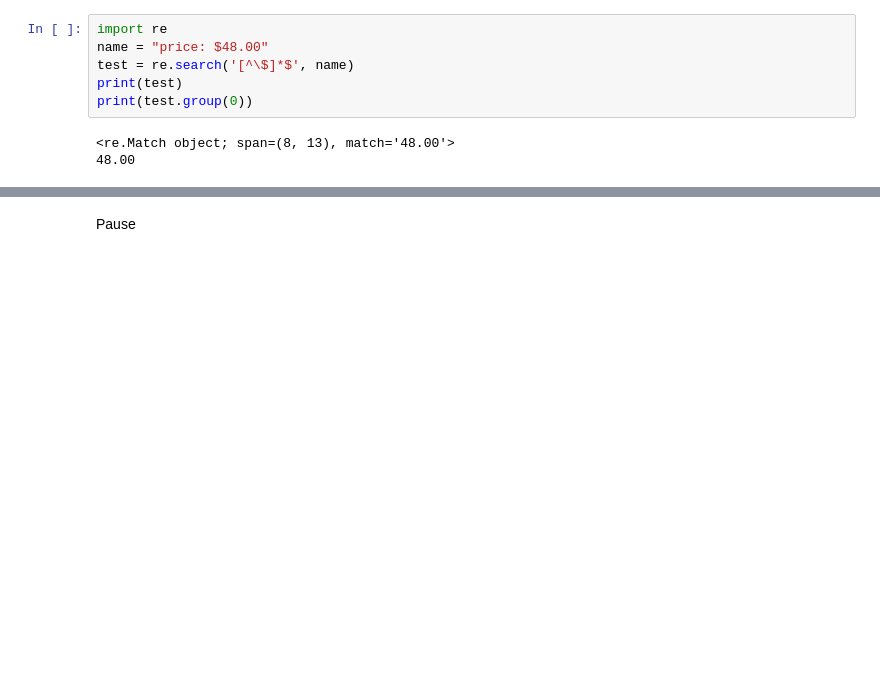
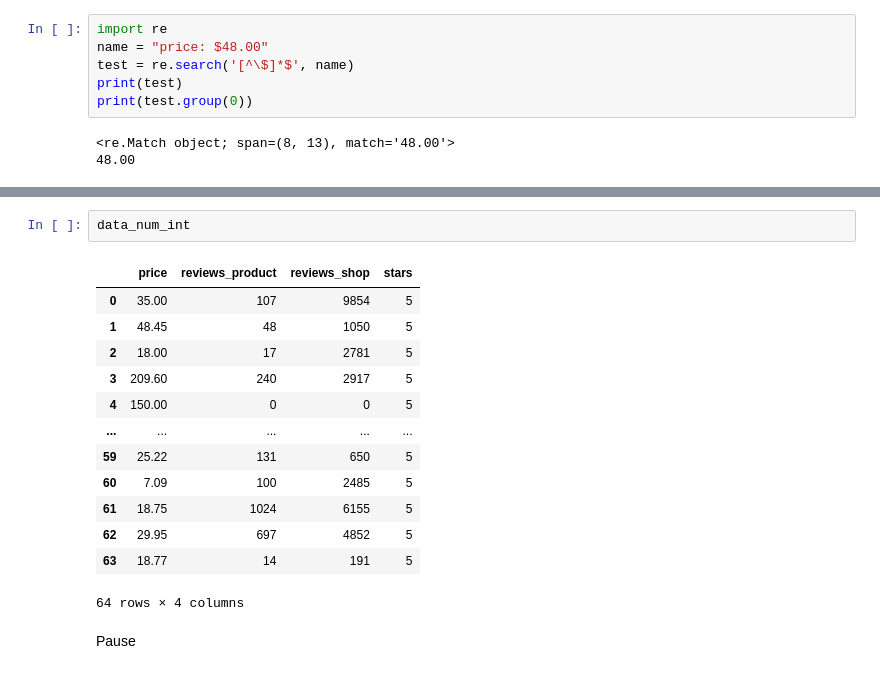
Before and after one commit to evanrootness/EtsyDSProject, a Jupyter notebook: notebooks_exploration/exploration_1.ipynb, the cells around one changed output, grey strips where cells are left out. Drawn from its saved outputs; the diff is of its cells as text; blank space fills up the shorter version.

```diff
--- a/notebooks_exploration/exploration_1.ipynb
+++ b/notebooks_exploration/exploration_1.ipynb
@@ -165,3 +123,19 @@ Name: price, Length: 64, dtype: string
+# %%
+data_num_int
+# %% [output]
+|  | price | reviews_product | reviews_shop | stars |
+| 0 | 35.00 | 107 | 9854 | 5 |
+| 1 | 48.45 | 48 | 1050 | 5 |
+| 2 | 18.00 | 17 | 2781 | 5 |
+| 3 | 209.60 | 240 | 2917 | 5 |
+| 4 | 150.00 | 0 | 0 | 5 |
+| ... | ... | ... | ... | ... |
+| 59 | 25.22 | 131 | 650 | 5 |
+| 60 | 7.09 | 100 | 2485 | 5 |
+| 61 | 18.75 | 1024 | 6155 | 5 |
+| 62 | 29.95 | 697 | 4852 | 5 |
+| 63 | 18.77 | 14 | 191 | 5 |
+64 rows × 4 columns
 # %% [markdown]
 Pause
 # %%
```
Also changed, not shown: parts of 27 cells of this notebook.
